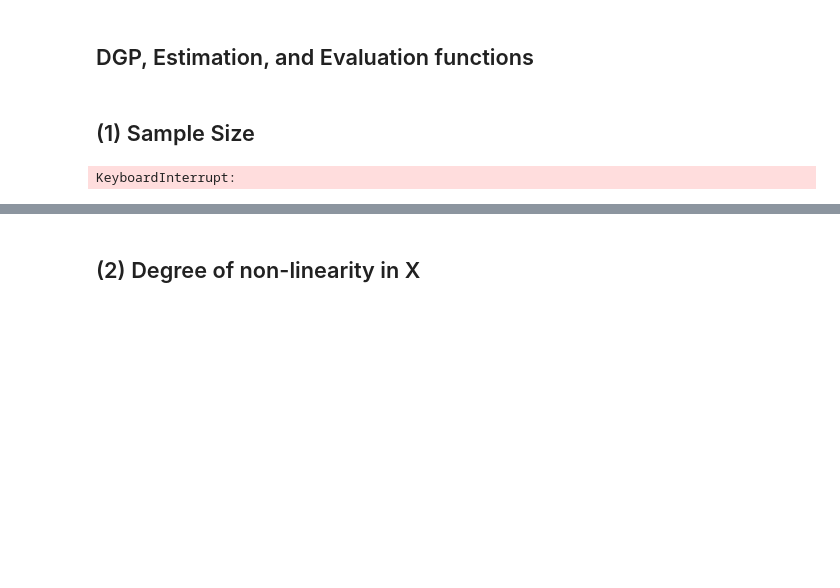
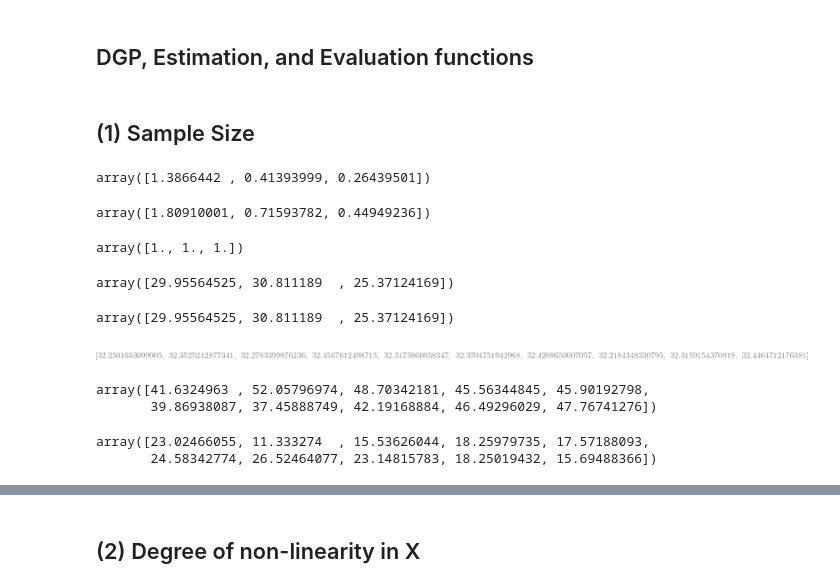
Before and after one commit to mbronckers/ecma_project, a Jupyter notebook: section2_dustin.ipynb, the cells around one changed output, grey strips where cells are left out. Saved outputs shown, nothing was run; the diff lists cells and outputs as text; code cells hidden in the pictures; blank space fills up the shorter version.

```diff
--- a/section2_dustin.ipynb
+++ b/section2_dustin.ipynb
@@ -164,6 +164,10 @@ def estimate_cf(y, X, treatments, test_size=0.2, criterion='mse', cv=5):
 # compute evaluation stats over K simulations
 def evalStats(estimators, trueATES, evalSets):
     K = len(estimators)
+
+    lbs = np.zeros(K)
+    ubs = np.zeros(K)
+    ates = np.zeros(K)
 
     totalBias = 0
     totalRMSE = 0
@@ -172,7 +176,10 @@ def evalStats(estimators, trueATES, evalSets):
 
     for i in range(K):
         estimateATE = estimators[i].ate(evalSets[i])[0]
-        lb, ub = estimators[i].ate_interval(evalSets[i])
+        lb, ub = estimators[i].ate_interval(evalSets[i], alpha=0.05)
+        lbs[i] = lb
+        ubs[i] = ub
+        ates[i] = estimateATE
 
         bias = trueATES[i] - estimateATE
         totalBias += bias
@@ -181,9 +188,10 @@ def evalStats(estimators, trueATES, evalSets):
         totalRMSE += rmse
 
         coverage = 1 if (trueATES[i] >= lb and trueATES[i] <= ub) else 0
+
         totalCoverage += coverage
 
         interval = ub - lb
         totalInterval += interval
 
-    return totalBias / K, (totalRMSE / K)**0.5, totalCoverage / K, totalInterval / K
+    return totalBias / K, (totalRMSE / K)**0.5, totalCoverage / K, totalInterval / K, lbs, ubs, ates
@@ -192,18 +198,23 @@ K = 10
 # %% [markdown]
 ## (1) Sample Size
 # %%
+K = 10
 Ns = [1000, 5000, 10000]
 
-biasNs = []
-rmseNs = []
-coverageNs = []
-intervalNs = []
+biasNs = np.zeros(len(Ns))
+rmseNs = np.zeros(len(Ns))
+coverageNs = np.zeros(len(Ns))
+intervalNs = np.zeros(len(Ns))
+lbsNs = np.zeros((len(Ns), K))
+ubsNs = np.zeros((len(Ns), K))
+atesNs = np.zeros((len(Ns), K))
 
-for N in Ns:
+
+for idx, N in enumerate(Ns):
     estNs = []
     trueATENs = []
     evalSetNs = []
-    for i in range(K):
+    for i in tqdm(range(K)):
         y, X, trueBetas, featureNames, treatments, cy, ate = dgp(welfare, N=N)
         est, X_test = estimate_cf(y, X, treatments)
 
@@ -211,11 +222,46 @@ for N in Ns:
         trueATENs.append(ate)
         evalSetNs.append(X_test)
 
-    bias, rmse, coverage, interval = evalStats(estNs, trueATENs, evalSetNs)
+    bias, rmse, coverage, interval, lbs, ubs, ates = evalStats(estNs, trueATENs, evalSetNs)
 
-    biasNs.append(bias)
-    rmseNs.append(rmse)
-    coverageNs.append(coverage)
-    intervalNs.append(interval)
+    biasNs[idx] = bias
+    rmseNs[idx] = rmse
+    coverageNs[idx] = coverage
+    intervalNs[idx] = interval
+    lbsNs[idx, :] = lbs
+    ubsNs[idx, :] = ubs
+    atesNs[idx, :] = ates
-# %% [output]
-KeyboardInterrupt:
+# %%
+biasNs
+# %% [output]
+array([1.3866442 , 0.41393999, 0.26439501])
+# %%
+rmseNs
+# %% [output]
+array([1.80910001, 0.71593782, 0.44949236])
+# %%
+coverageNs
+# %% [output]
+array([1., 1., 1.])
+# %%
+intervalNs
+# %% [output]
+array([29.95564525, 30.811189  , 25.37124169])
+# %%
+(ubsNs - lbsNs).mean(axis=1)
+# %% [output]
+array([29.95564525, 30.811189  , 25.37124169])
+# %%
+trueATENs
+# %% [output]
+[figure, added]
+# %%
+ubs
+# %% [output]
+array([41.6324963 , 52.05796974, 48.70342181, 45.56344845, 45.90192798,
+       39.86938087, 37.45888749, 42.19168884, 46.49296029, 47.76741276])
+# %%
+lbs
+# %% [output]
+array([23.02466055, 11.333274  , 15.53626044, 18.25979735, 17.57188093,
+       24.58342774, 26.52464077, 23.14815783, 18.25019432, 15.69488366])
```
Also changed, not shown: parts of 32 cells of this notebook, 24 other files.
